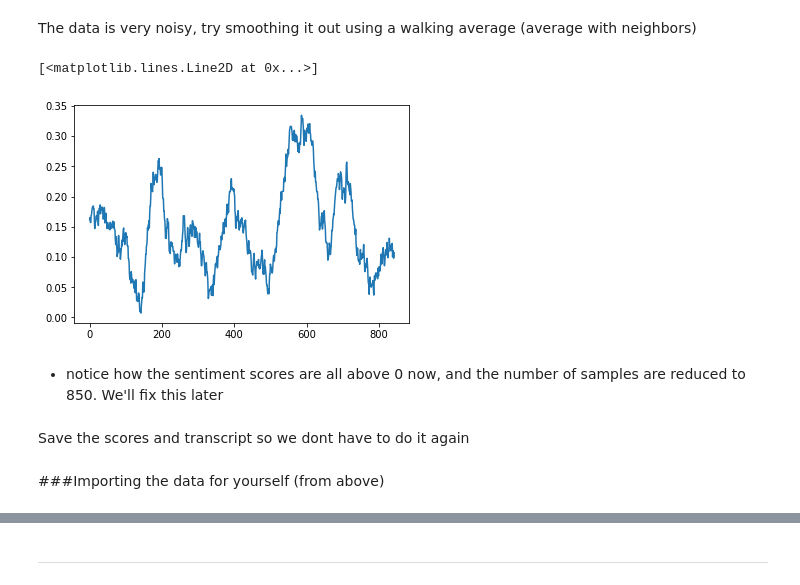
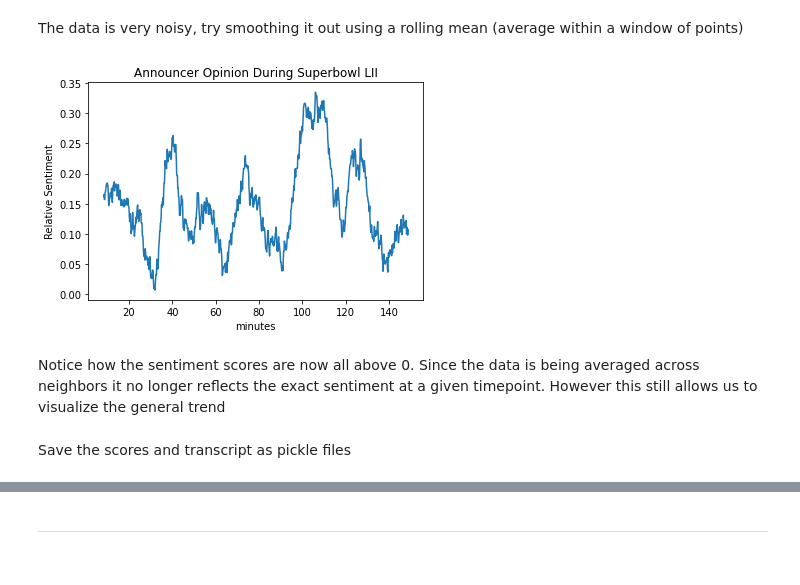
Before and after one commit to Gabriel-Aspen/NFL-sentiment-analysis, a Jupyter notebook: eagles_sentiment_analysis.ipynb, the cells around one changed output, grey strips where cells are left out. Drawn from its saved outputs; the diff is of its cells as text; code cells hidden in the pictures.

```diff
--- a/eagles_sentiment_analysis.ipynb
+++ b/eagles_sentiment_analysis.ipynb
@@ -164,0 +62,13 @@ plt.plot(scores) # 10 second intervals = 9000 total seconds
+# %%
+def vaderAnalyzer(transcript, element= 'compound'):
+  analyzer_obj = SentimentIntensityAnalyzer()
+  sent_dict = []
+  for i in range(int(transcript.size)):
+    score_set = analyzer_obj.polarity_scores(str(transcript[i])) #returns a dictionary of different types of sentiment scores
+    sent_dict.append(score_set)
+  chosen_element = [] # can be positive, negative, neutral or compound
+  for i in range(len(sent_dict)):
+    chosen_element.append(sent_dict[i][element])
+  return chosen_element
+
+scores = vaderAnalyzer(transcript, element= 'compound')
@@ -165,14 +82,19 @@ plt.plot(scores) # 10 second intervals = 9000 total seconds
 # %% [markdown]
-The data is very noisy, try smoothing it out using a walking average (average with neighbors)
+The data is very noisy, try smoothing it out using a rolling mean (average within a window of points)
-# %%
-smoothed_data = smoothData(scores, N=50)
-plt.plot(smoothed_data)
-# %% [output]
-[<matplotlib.lines.Line2D at 0x...>]
-[figure, removed]
-# %% [markdown]
-- notice how the sentiment scores are all above 0 now, and the number of samples are reduced to 850. We'll fix this later
+# %%
+df = pd.DataFrame(scores, columns=['scores'])
+df['rolling_mean'] = df.rolling(window=50).mean() # window size of 50 points
+df['minutes'] = ((df.index +1) *10)/60 # put X in terms of minutes
+plt.plot(df.minutes, df.rolling_mean)
+
+plt.title('Announcer Opinion During Superbowl LII')
+plt.xlabel('minutes')
+plt.ylabel('Relative Sentiment');
+# %% [output]
+[figure, added]
+# %% [markdown]
+Notice how the sentiment scores are now all above 0. Since the data is being averaged across neighbors it no longer reflects the exact sentiment at a given timepoint. However this still allows us to visualize the general trend
 # %% [markdown]
-Save the scores and transcript so we dont have to do it again
+Save the scores and transcript as pickle files
 # %%
 #sentiment scores
@@ -188,5 +110,3 @@ outpath = os.path.join(current_dir, outfile_name)
 with open(outpath, 'wb') as pickle_out:
     pickle.dump(transcript, pickle_out)
     pickle_out.close()
-# %% [markdown]
-###Importing the data for yourself (from above)
```
Also changed, not shown: parts of 32 cells of this notebook.
